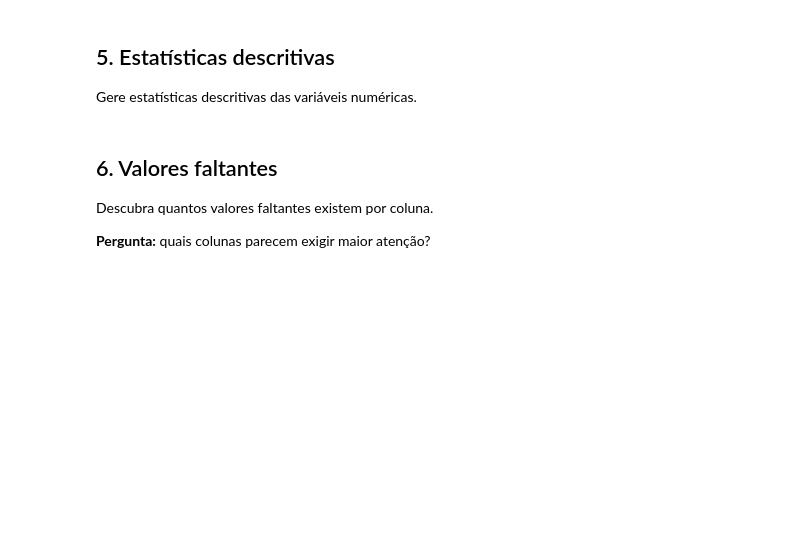
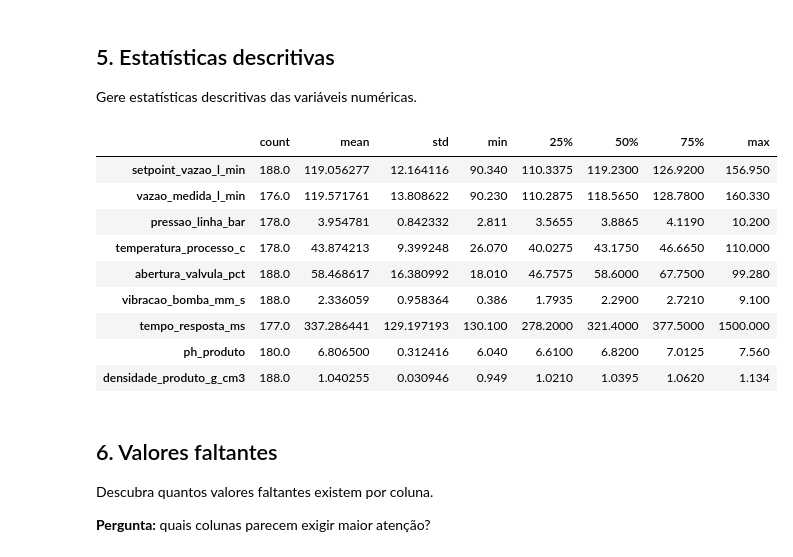
Before and after one commit to jcleachi/Avaliacao-Pratica-Modulo-I, a Jupyter notebook: aula1_machine_learning_industria_aluno.ipynb, the cells around one changed output. Drawn from its saved outputs; the diff is of its cells as text; code cells hidden in the pictures; blank space fills up the shorter version.

```diff
--- a/aula1_machine_learning_industria_aluno.ipynb
+++ b/aula1_machine_learning_industria_aluno.ipynb
@@ -69,3 +113,18 @@ Gere estatísticas descritivas das variáveis numéricas.
+# %%
+# Complete
+# Estatísticas descritivas para variáveis numéricas
+df.describe(include=[np.number]).T  # .T transpõe para melhor leitura
+# %% [output]
+|  | count | mean | std | min | 25% | 50% | 75% | max |
+| setpoint_vazao_l_min | 188.0 | 119.056277 | 12.164116 | 90.340 | 110.3375 | 119.2300 | 126.9200 | 156.950 |
+| vazao_medida_l_min | 176.0 | 119.571761 | 13.808622 | 90.230 | 110.2875 | 118.5650 | 128.7800 | 160.330 |
+| pressao_linha_bar | 178.0 | 3.954781 | 0.842332 | 2.811 | 3.5655 | 3.8865 | 4.1190 | 10.200 |
+| temperatura_processo_c | 178.0 | 43.874213 | 9.399248 | 26.070 | 40.0275 | 43.1750 | 46.6650 | 110.000 |
+| abertura_valvula_pct | 188.0 | 58.468617 | 16.380992 | 18.010 | 46.7575 | 58.6000 | 67.7500 | 99.280 |
+| vibracao_bomba_mm_s | 188.0 | 2.336059 | 0.958364 | 0.386 | 1.7935 | 2.2900 | 2.7210 | 9.100 |
+| tempo_resposta_ms | 177.0 | 337.286441 | 129.197193 | 130.100 | 278.2000 | 321.4000 | 377.5000 | 1500.000 |
+| ph_produto | 180.0 | 6.806500 | 0.312416 | 6.040 | 6.6100 | 6.8200 | 7.0125 | 7.560 |
+| densidade_produto_g_cm3 | 188.0 | 1.040255 | 0.030946 | 0.949 | 1.0210 | 1.0395 | 1.0620 | 1.134 |
 # %% [markdown]
 ## 6. Valores faltantes
 
```
Also changed, not shown: parts of 18 cells of this notebook.
